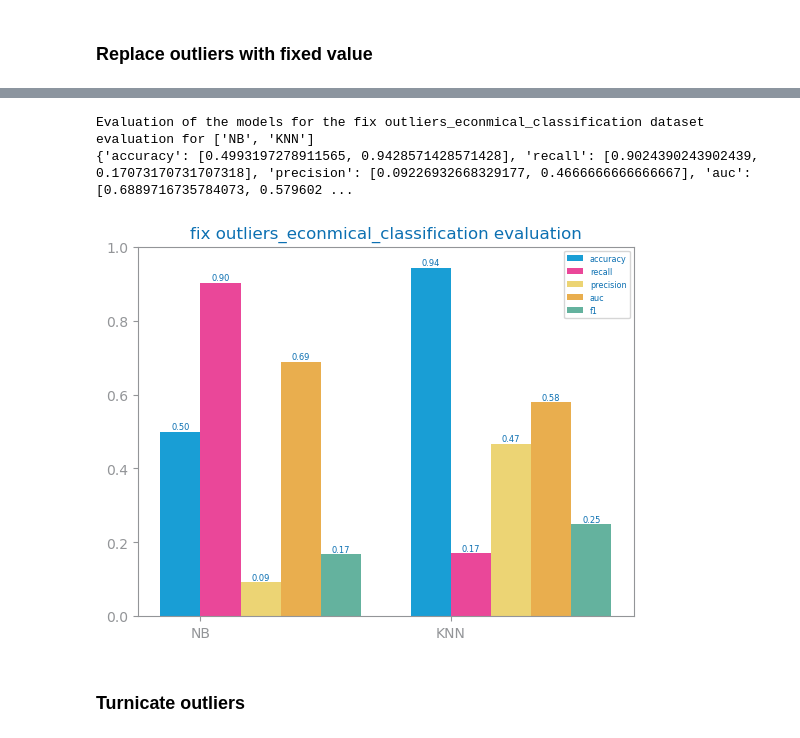
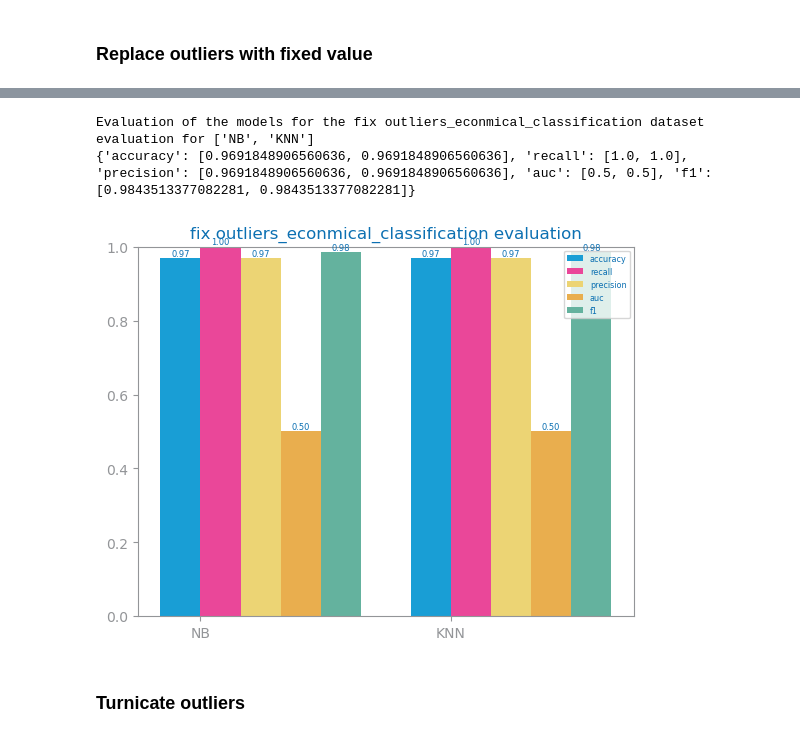
Before and after one commit to MatsNissen-Lie/kdd-process, a Jupyter notebook: src/2_preparation/outliers_security.ipynb, the cells around one changed output, grey strips where cells are left out. Saved outputs shown, nothing was run; the diff lists cells and outputs as text; code cells hidden in the pictures.

```diff
--- a/src/2_preparation/outliers_security.ipynb
+++ b/src/2_preparation/outliers_security.ipynb
@@ -6,18 +6,18 @@ from pathlib import Path
 import sys
 from pandas import DataFrame,Series
 
+
 # Add the project directory to sys.path
 project_dir = Path.cwd().parent  # Adjust as needed to point to your project root
 sys.path.append(str(project_dir))
 
+print("project_dir: ", project_dir)
 # Import the module
-from utils.data_loader import DataLoader
+from utils.pipeline import Pipeline
 from utils.dslabs_functions import NR_STDEV, get_variable_types, determine_outlier_thresholds_for_var
 
-dataloader = DataLoader()
+dataloader = Pipeline()
 
 
 e_data, e_target = dataloader.get_security_classification_dataset_and_target()
-
-print(NR_STDEV)
 # %% [output]
@@ -78,10 +90,6 @@ if numeric_vars is not None:
         # print(f"Top threshold: {top_threshold}")
         # print(f"Bottom threshold: {bottom_threshold}")
         outliers: Series = df[(df[var] > top_threshold) | (df[var] < bottom_threshold)]
-        df.drop(outliers.index, axis=0, inplace=True)
-    file_name = f"data/{file_tag}_drop_outliers.csv"
-    # if not Path(file_name).exists():
-        # df.to_csv(file_name, index=True)
     print(f"Data after dropping outliers: {df.shape}")
 else:
     print("There are no numeric variables")
@@ -153,34 +160,34 @@ Data after replacing outliers: (3672, 87)
 # %%
 from matplotlib.pyplot import savefig, show, figure
 from sklearn.model_selection import train_test_split
 from sklearn.preprocessing import MinMaxScaler
 from utils.dslabs_functions import plot_multibar_chart, evaluate_approach
 
 train, test = train_test_split(df, test_size=0.2, random_state=42)
 # scale train and test data
 scaler = MinMaxScaler()
 train = DataFrame(scaler.fit_transform(train), columns=train.columns)
 test = DataFrame(scaler.transform(test), columns=test.columns)
 
 
 file_tag = "fix outliers_econmical_classification"
 figure()
 eval: dict[str, list] = evaluate_approach(train, test, target=e_target, metric="recall")
 plot_multibar_chart(
     ["NB", "KNN"], eval, title=f"{file_tag} evaluation", percentage=True
 )
 print(f"Evaluation of the models for the {file_tag} dataset")
 print("evaluation for " + str(["NB", "KNN"]))
 print(eval)
-path = f"images/{file_tag}_eval.png"
+path = f"{IMAGE_FOLDER}/{file_tag}_eval.png"
 if not Path(path).exists():
     savefig(path)
 show()
 # %% [output]
 Evaluation of the models for the fix outliers_econmical_classification dataset
 evaluation for ['NB', 'KNN']
-{'accuracy': [0.4993197278911565, 0.9428571428571428], 'recall': [0.9024390243902439, 0.17073170731707318], 'precision': [0.09226932668329177, 0.4666666666666667], 'auc': [0.6889716735784073, 0.579602 ...
+{'accuracy': [0.9691848906560636, 0.9691848906560636], 'recall': [1.0, 1.0], 'precision': [0.9691848906560636, 0.9691848906560636], 'auc': [0.5, 0.5], 'f1': [0.9843513377082281, 0.9843513377082281]}
-[figure, old version]
+[figure, new version]
 # %% [markdown]
 ### Turnicate outliers
 # %%
```
Also changed, not shown: parts of 9 cells of this notebook, 9 other files.
